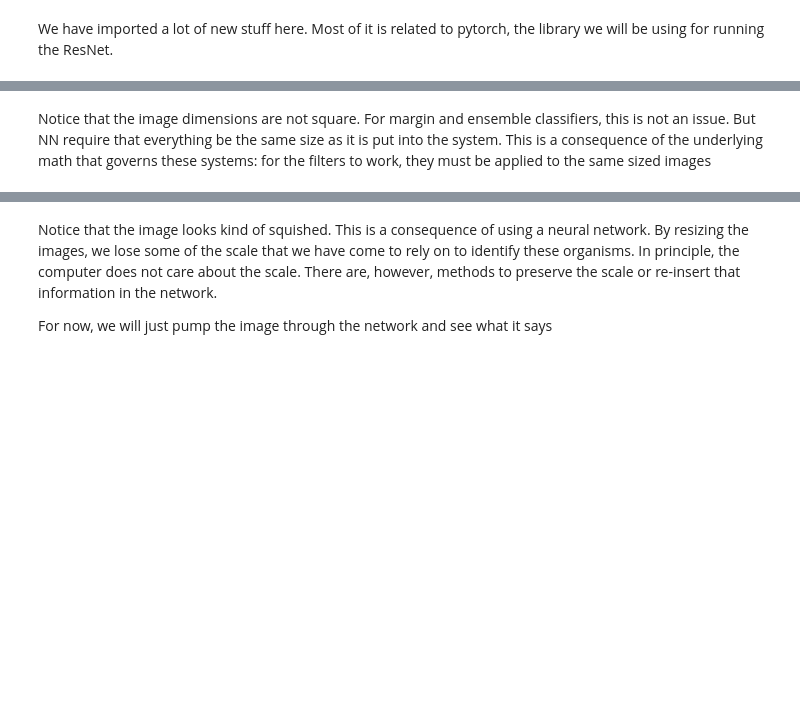
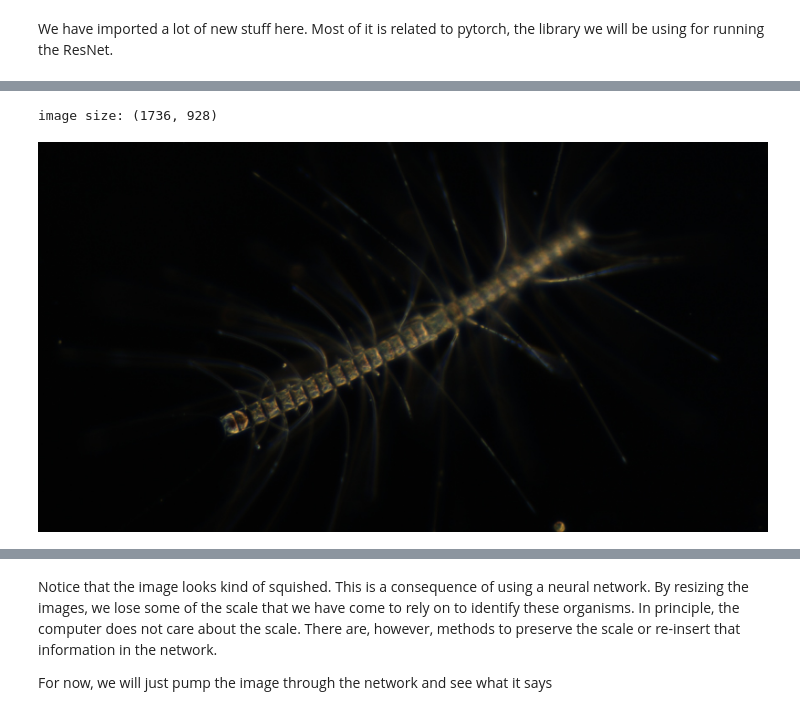
Before and after one commit to eor314/pogo_bioobs19_imaging, a Jupyter notebook: mod5_resnet_feature_extractor.ipynb, the cells around one changed output, grey strips where cells are left out. Drawn from its saved outputs; the diff is of its cells as text; code cells hidden in the pictures; blank space fills up the shorter version.

Commit message:
added internet utilities. feed forward single image through ResNet in mod 5

```diff
--- a/mod5_resnet_feature_extractor.ipynb
+++ b/mod5_resnet_feature_extractor.ipynb
@@ -34,9 +43,14 @@ Now let us take our diatom chain image and put it through the net and see what w
 # %%
 # load the image
 ptf = glob.glob(os.path.join(os.getcwd(), 'SPC*'))
 
-img = cv2.imread(ptf[0])
+# we will load images with Python Image Library (PIL).
+img = Image.open(ptf[0])
 
-print(img.shape)
+# print the image dimensions
+print("image size:", img.size)
+
+img
+# %% [output]
+image size: (1736, 928)
+[figure, added]
-# %% [markdown]
-Notice that the image dimensions are not square. For margin and ensemble classifiers, this is not an issue. But NN require that everything be the same size as it is put into the system. This is a consequence of the underlying math that governs these systems: for the filters to work, they must be applied to the same sized images
```
Also changed, not shown: parts of 22 cells of this notebook, 2 other files.
